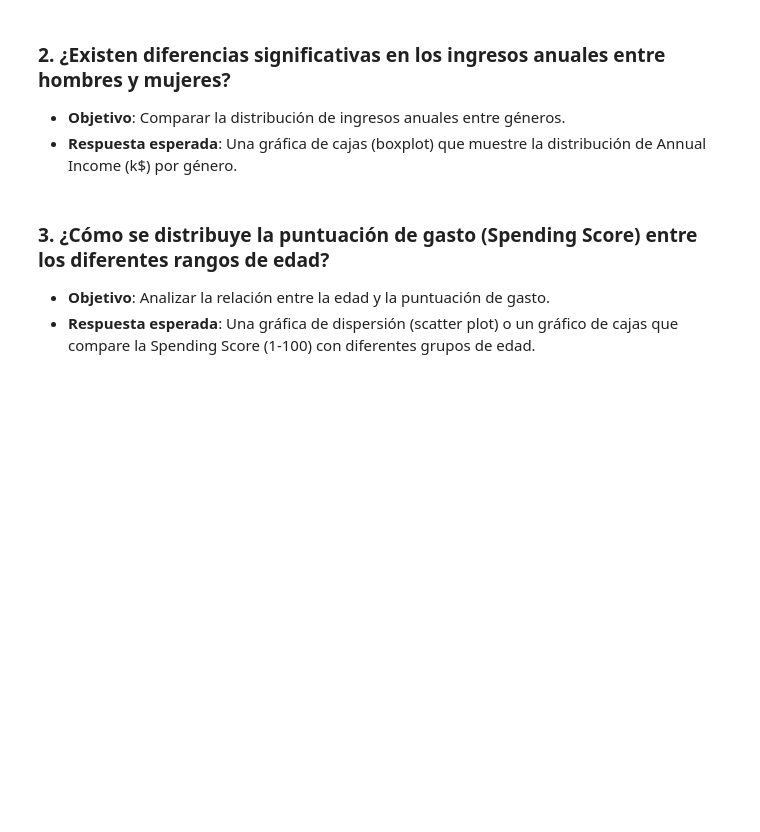
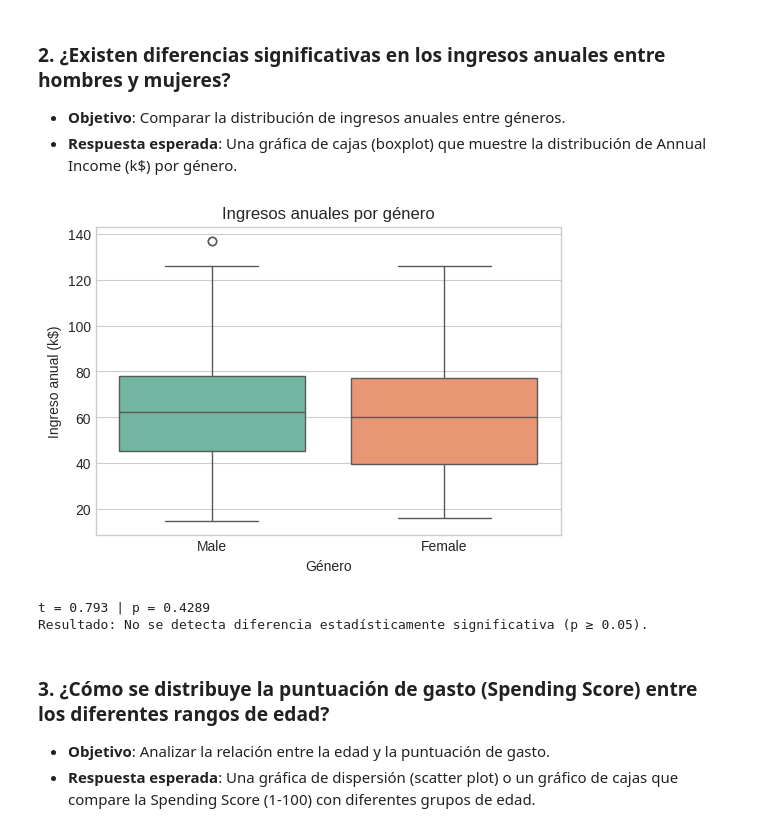
Before and after one commit to pinito2002/aprendizaje_no_supervizado, a Jupyter notebook: 1_EDA.ipynb, the cells around one changed output. Drawn from its saved outputs; the diff is of its cells as text; code cells hidden in the pictures; blank space fills up the shorter version.

```diff
--- a/1_EDA.ipynb
+++ b/1_EDA.ipynb
@@ -25,7 +46,28 @@ import seaborn as sns
 - **Objetivo**: Comparar la distribución de ingresos anuales entre géneros.
 - **Respuesta esperada**: Una gráfica de cajas (boxplot) que muestre la distribución de Annual Income (k$) por género.
 # %%
-# tu código aquí
+fig, ax = plt.subplots(figsize=(6,4))
+sns.boxplot(data=df, x="Gender", y="Annual Income (k$)", ax=ax, palette="Set2")
+ax.set_title("Ingresos anuales por género")
+ax.set_xlabel("Género")
+ax.set_ylabel("Ingreso anual (k$)")
+plt.show()
+
+from scipy.stats import ttest_ind
+
+male = df.loc[df.Gender.str.lower()=="male","Annual Income (k$)"].dropna()
+female = df.loc[df.Gender.str.lower()=="female","Annual Income (k$)"].dropna()
+
+t_stat, p_val = ttest_ind(male, female, equal_var=False)
+print(f"t = {t_stat:.3f} | p = {p_val:.4f}")
+if p_val < 0.05:
+    print("Resultado: Diferencia estadísticamente significativa (p < 0.05).")
+else:
+    print("Resultado: No se detecta diferencia estadísticamente significativa (p ≥ 0.05).")
+# %% [output]
+[figure, added]
+t = 0.793 | p = 0.4289
+Resultado: No se detecta diferencia estadísticamente significativa (p ≥ 0.05).
 # %% [markdown]
 ### 3. ¿Cómo se distribuye la puntuación de gasto (Spending Score) entre los diferentes rangos de edad?
 - **Objetivo**: Analizar la relación entre la edad y la puntuación de gasto.
```
Also changed, not shown: parts of 9 cells of this notebook.
